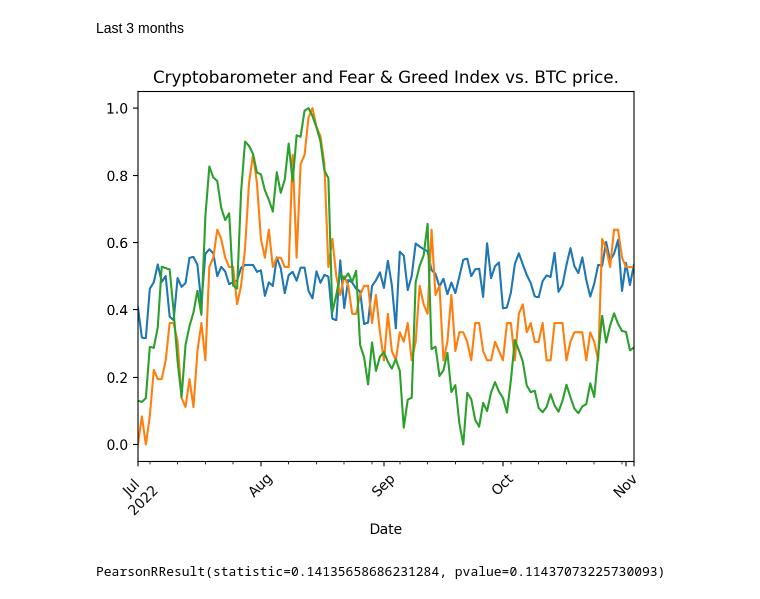
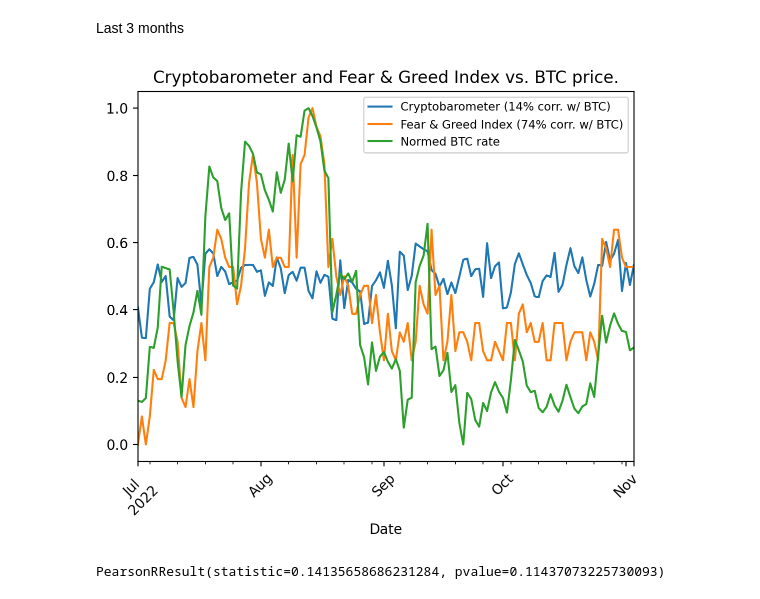
Before and after one commit to crypto-sentiment/crypto_sentiment_notebooks, a Jupyter notebook: notebooks/20221108_correlate_sentiments_with_btc_price.ipynb, the cells around one changed output. Saved outputs shown, nothing was run; the diff lists cells and outputs as text; code cells hidden in the pictures.

```diff
--- a/notebooks/20221108_correlate_sentiments_with_btc_price.ipynb
+++ b/notebooks/20221108_correlate_sentiments_with_btc_price.ipynb
@@ -206,11 +206,12 @@ fear_greed_df_last_3months['fng_value_normed'] = fng_scaler.fit_transform(fear_g
 # %%
 news_titles_preds_last_3months.groupby('pub_date')['positive'].mean().plot(label='Cryptobarometer (14% corr. w/ BTC)')
 fear_greed_df_last_3months.groupby('date')['fng_value_normed'].mean().plot(label='Fear & Greed Index (74% corr. w/ BTC)');
 btc_price_df_last_3months.groupby('Date')['Price_normed'].mean().plot(label='Normed BTC rate');
 plt.xticks(rotation = 45); # Rotates X-Axis Ticks by 45-degrees
 plt.title('Cryptobarometer and Fear & Greed Index vs. BTC price.');
+plt.legend(loc='best', fontsize='small', fancybox=True);
 # %% [output]
-[figure, old version]
+[figure, new version]
 # %%
 pearsonr(news_titles_preds_last_3months.groupby('pub_date')['positive'].mean(),
          btc_price_df_last_3months.groupby('Date')['Price_normed'].mean())
```
Also changed, not shown: 1 other file.
